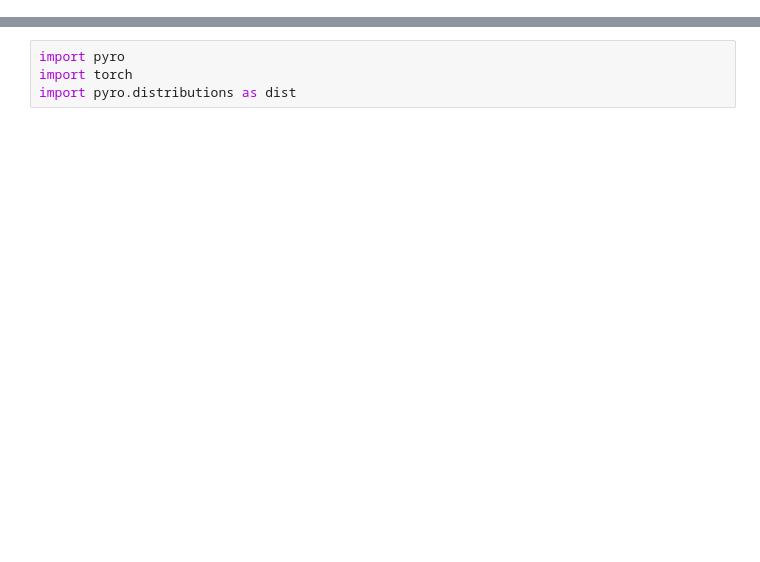
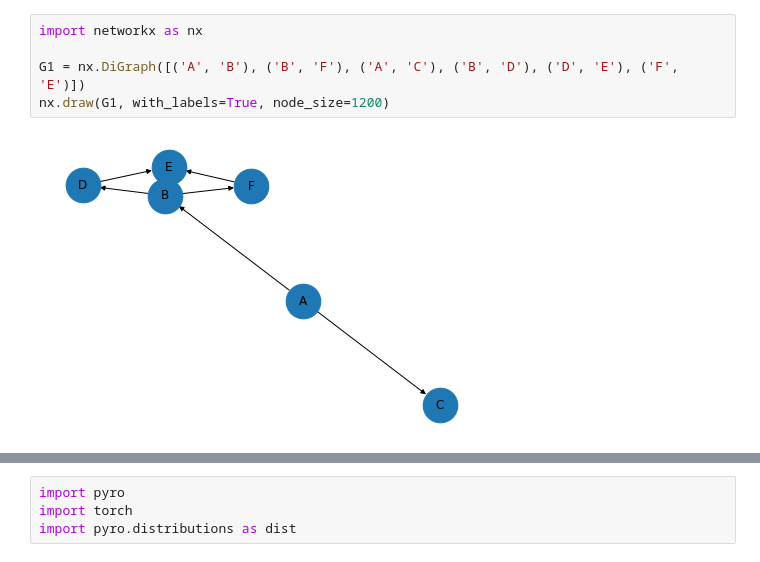
Before and after one commit to ImolaFodor/probabilistic-ML, a Jupyter notebook: HW03_pyro.ipynb, the cells around one changed output, grey strips where cells are left out. Cells and saved outputs as stored; diff of their text form; blank space fills up the shorter version.

```diff
--- a/HW03_pyro.ipynb
+++ b/HW03_pyro.ipynb
@@ -2,0 +11,7 @@
+# %%
+import networkx as nx
+
+G1 = nx.DiGraph([('A', 'B'), ('B', 'F'), ('A', 'C'), ('B', 'D'), ('D', 'E'), ('F', 'E')])
+nx.draw(G1, with_labels=True, node_size=1200)
+# %% [output]
+[figure, added]
```
Also changed, not shown: parts of 6 cells of this notebook.
